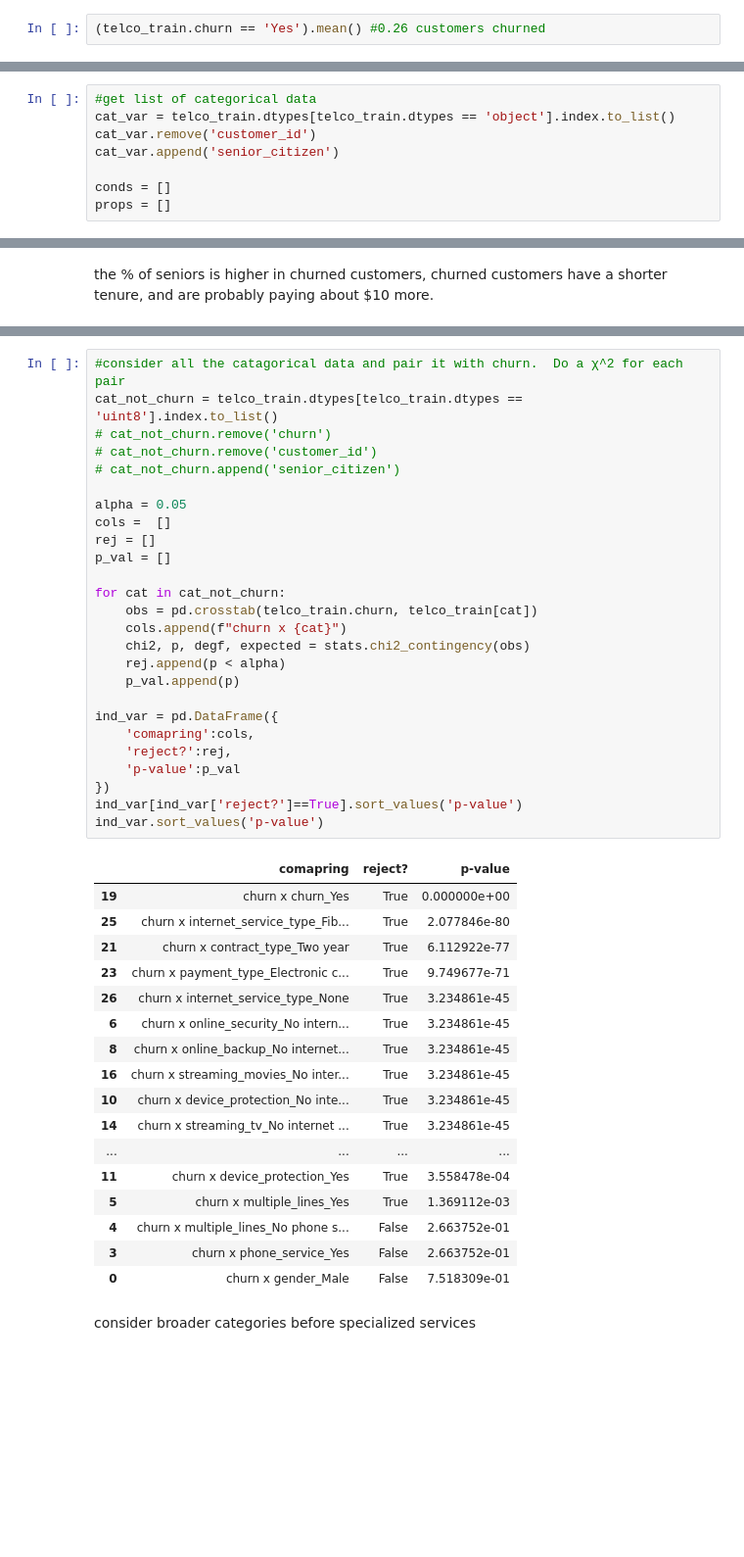
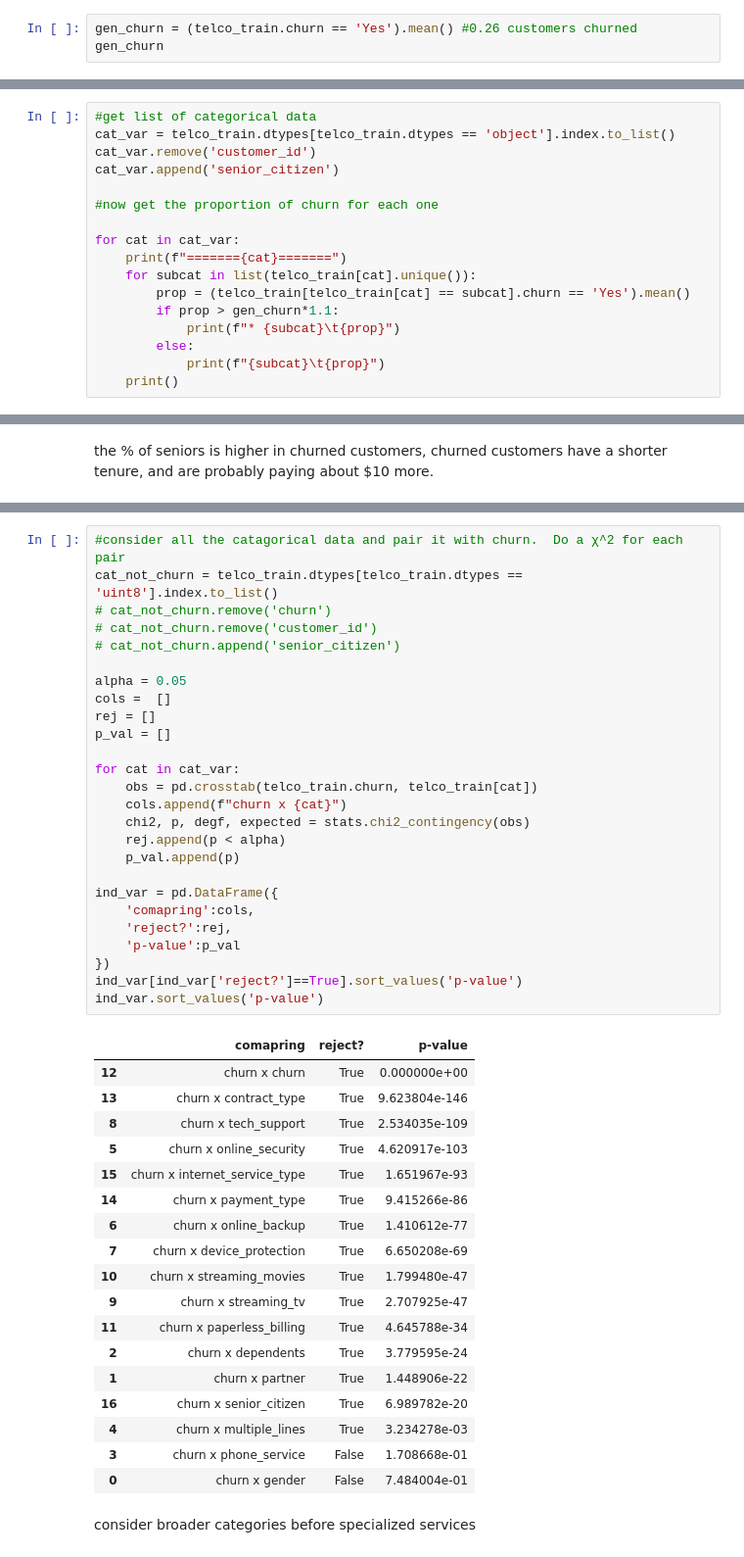
Before and after one commit to stephenfitzsimon/classification-exercises, a Jupyter notebook: classification_exercises.ipynb, the cells around one changed output, grey strips where cells are left out. Shown at 98% size. Cells and saved outputs as stored; diff of their text form; blank space fills up the shorter version.

```diff
--- a/classification_exercises.ipynb
+++ b/classification_exercises.ipynb
@@ -673,5 +673,6 @@ telco_train.head()
 # %% [markdown]
 univariate stats
 # %%
-(telco_train.churn == 'Yes').mean() #0.26 customers churned
+gen_churn = (telco_train.churn == 'Yes').mean() #0.26 customers churned
+gen_churn
 # %% [output]
@@ -682,5 +683,14 @@ cat_var = telco_train.dtypes[telco_train.dtypes == 'object'].index.to_list()
 cat_var.remove('customer_id')
 cat_var.append('senior_citizen')
 
-conds = []
-props = []
+#now get the proportion of churn for each one
+
+for cat in cat_var:
+    print(f"======={cat}=======")
+    for subcat in list(telco_train[cat].unique()):
+        prop = (telco_train[telco_train[cat] == subcat].churn == 'Yes').mean()
+        if prop > gen_churn*1.1:
+            print(f"* {subcat}\t{prop}")
+        else:
+            print(f"{subcat}\t{prop}")
+    print()
@@ -733,47 +766,48 @@ memory usage: 780.5+ KB
 # %%
 #consider all the catagorical data and pair it with churn.  Do a χ^2 for each pair
 cat_not_churn = telco_train.dtypes[telco_train.dtypes == 'uint8'].index.to_list()
 # cat_not_churn.remove('churn')
 # cat_not_churn.remove('customer_id')
 # cat_not_churn.append('senior_citizen')
 
 alpha = 0.05
 cols =  []
 rej = []
 p_val = []
 
-for cat in cat_not_churn:
+for cat in cat_var:
     obs = pd.crosstab(telco_train.churn, telco_train[cat])
     cols.append(f"churn x {cat}")
     chi2, p, degf, expected = stats.chi2_contingency(obs)
     rej.append(p < alpha)
     p_val.append(p)
 
 ind_var = pd.DataFrame({
     'comapring':cols,
     'reject?':rej,
     'p-value':p_val
 })
 ind_var[ind_var['reject?']==True].sort_values('p-value')
 ind_var.sort_values('p-value')
 # %% [output]
 |  | comapring | reject? | p-value |
-| 19 | churn x churn_Yes | True | 0.000000e+00 |
-| 25 | churn x internet_service_type_Fib... | True | 2.077846e-80 |
-| 21 | churn x contract_type_Two year | True | 6.112922e-77 |
-| 23 | churn x payment_type_Electronic c... | True | 9.749677e-71 |
-| 26 | churn x internet_service_type_None | True | 3.234861e-45 |
-| 6 | churn x online_security_No intern... | True | 3.234861e-45 |
-| 8 | churn x online_backup_No internet... | True | 3.234861e-45 |
-| 16 | churn x streaming_movies_No inter... | True | 3.234861e-45 |
-| 10 | churn x device_protection_No inte... | True | 3.234861e-45 |
-| 14 | churn x streaming_tv_No internet ... | True | 3.234861e-45 |
-| ... | ... | ... | ... |
-| 11 | churn x device_protection_Yes | True | 3.558478e-04 |
-| 5 | churn x multiple_lines_Yes | True | 1.369112e-03 |
-| 4 | churn x multiple_lines_No phone s... | False | 2.663752e-01 |
-| 3 | churn x phone_service_Yes | False | 2.663752e-01 |
-| 0 | churn x gender_Male | False | 7.518309e-01 |
+| 12 | churn x churn | True | 0.000000e+00 |
+| 13 | churn x contract_type | True | 9.623804e-146 |
+| 8 | churn x tech_support | True | 2.534035e-109 |
+| 5 | churn x online_security | True | 4.620917e-103 |
+| 15 | churn x internet_service_type | True | 1.651967e-93 |
+| 14 | churn x payment_type | True | 9.415266e-86 |
+| 6 | churn x online_backup | True | 1.410612e-77 |
+| 7 | churn x device_protection | True | 6.650208e-69 |
+| 10 | churn x streaming_movies | True | 1.799480e-47 |
+| 9 | churn x streaming_tv | True | 2.707925e-47 |
+| 11 | churn x paperless_billing | True | 4.645788e-34 |
+| 2 | churn x dependents | True | 3.779595e-24 |
+| 1 | churn x partner | True | 1.448906e-22 |
+| 16 | churn x senior_citizen | True | 6.989782e-20 |
+| 4 | churn x multiple_lines | True | 3.234278e-03 |
+| 3 | churn x phone_service | False | 1.708668e-01 |
+| 0 | churn x gender | False | 7.484004e-01 |
 # %% [markdown]
 consider broader categories before specialized services
 # %%
```
Also changed, not shown: parts of 14 cells of this notebook, 2 other files.
